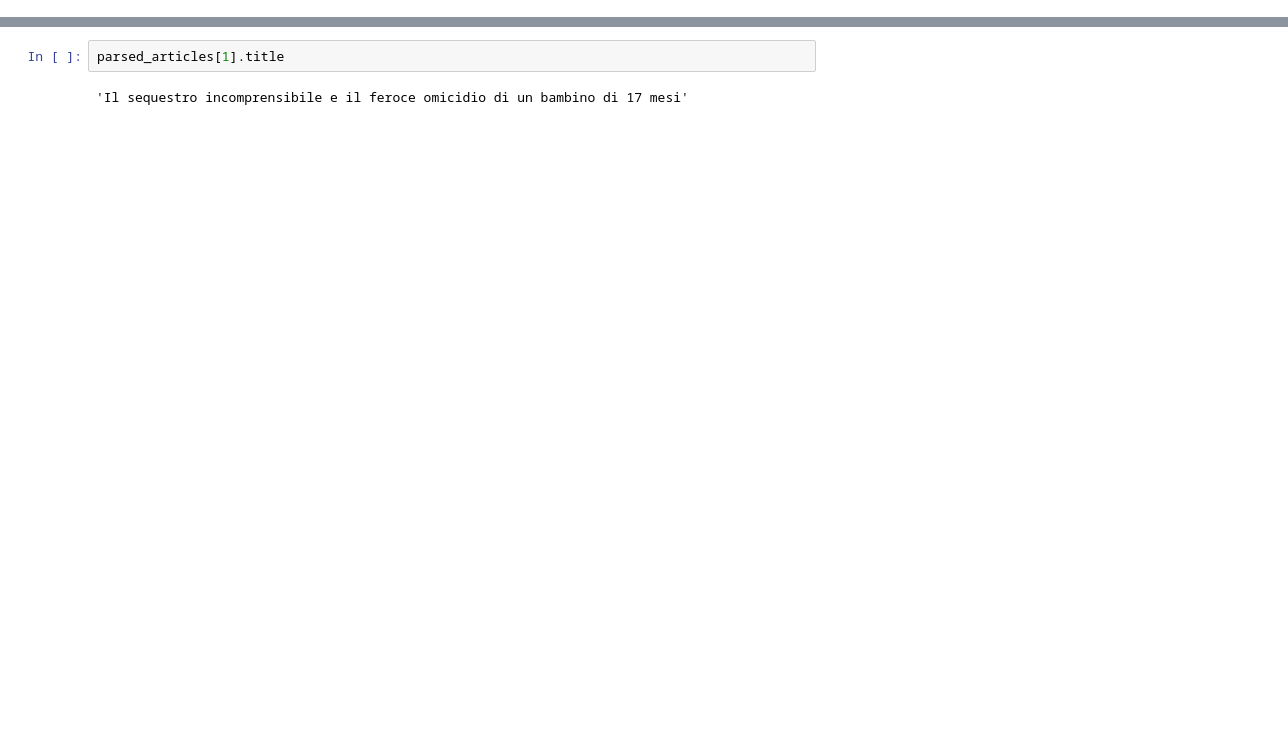
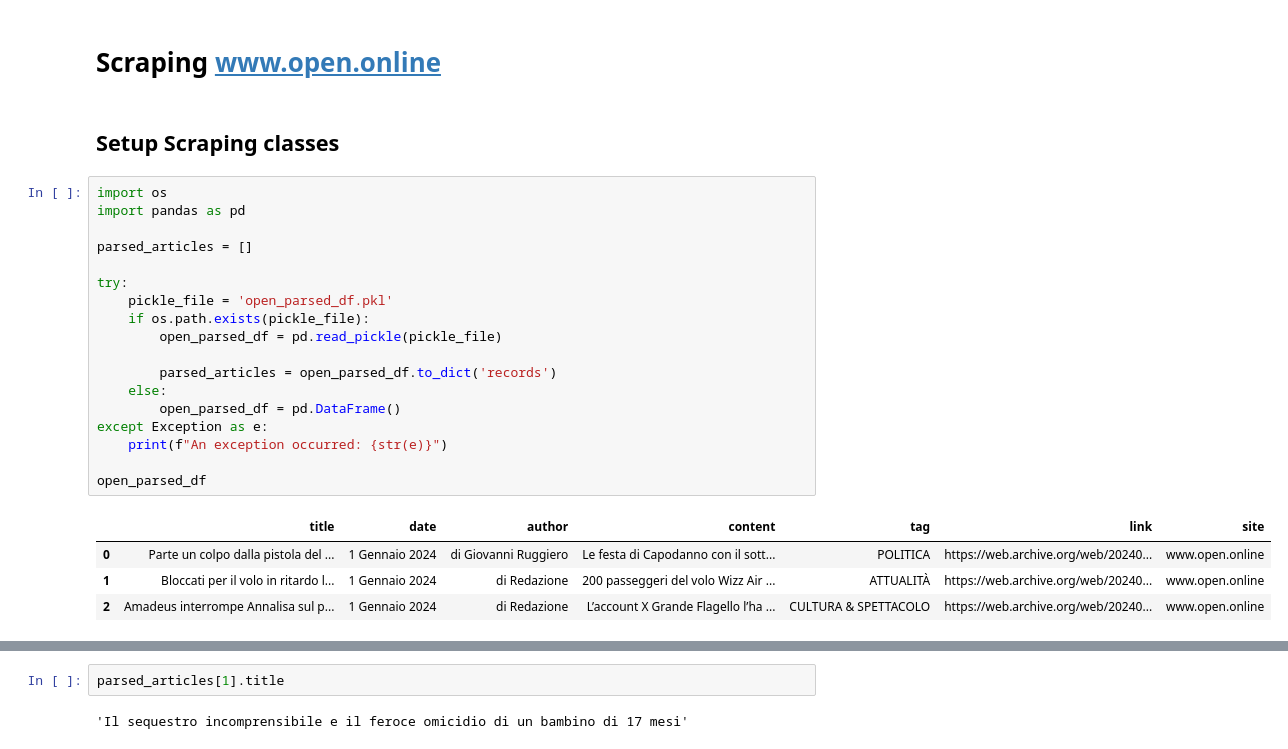
Before and after one commit to alexcalabrese/datamanagement_project, a Jupyter notebook: scraper.ipynb, the cells around one changed output, grey strips where cells are left out. Cells and saved outputs as stored; diff of their text form; blank space fills up the shorter version.

```diff
--- a/scraper.ipynb
+++ b/scraper.ipynb
@@ -21,3 +21,30 @@ Requirement already satisfied: pyasn1<0.6.0,>=0.4.6 in /usr/local/lib/python3.10
 Requirement already satisfied: oauthlib>=3.0.0 in /usr/local/lib/python3.10/dist-packages (from requests-oauthlib>=0.7.0->google-auth-oauthlib<2,>=0.5->tensorboard<2.16,>=2.15->tensorflow) (3.2.2)
 Installing collected packages: tensorflow_text
 Successfully installed tensorflow_text-2.15.0
+# %% [markdown]
+# Scraping www.open.online
+# %% [markdown]
+## Setup Scraping classes
+# %%
+import os
+import pandas as pd
+
+parsed_articles = []
+
+try:
+    pickle_file = 'open_parsed_df.pkl'
+    if os.path.exists(pickle_file):
+        open_parsed_df = pd.read_pickle(pickle_file)
+
+        parsed_articles = open_parsed_df.to_dict('records')
+    else:
+        open_parsed_df = pd.DataFrame()
+except Exception as e:
+    print(f"An exception occurred: {str(e)}")
+
+open_parsed_df
+# %% [output]
+|  | title | date | author | content | tag | link | site |
+| 0 | Parte un colpo dalla pistola del ... | 1 Gennaio 2024 | di Giovanni Ruggiero | Le festa di Capodanno con il sott... | POLITICA | https://web.archive.org/web/20240... | www.open.online |
+| 1 | Bloccati per il volo in ritardo l... | 1 Gennaio 2024 | di Redazione | 200 passeggeri del volo Wizz Air ... | ATTUALITÀ | https://web.archive.org/web/20240... | www.open.online |
+| 2 | Amadeus interrompe Annalisa sul p... | 1 Gennaio 2024 | di Redazione | L’account X Grande Flagello l’ha ... | CULTURA & SPETTACOLO | https://web.archive.org/web/20240... | www.open.online |
```
Also changed, not shown: parts of 18 cells of this notebook, 2 other files.
